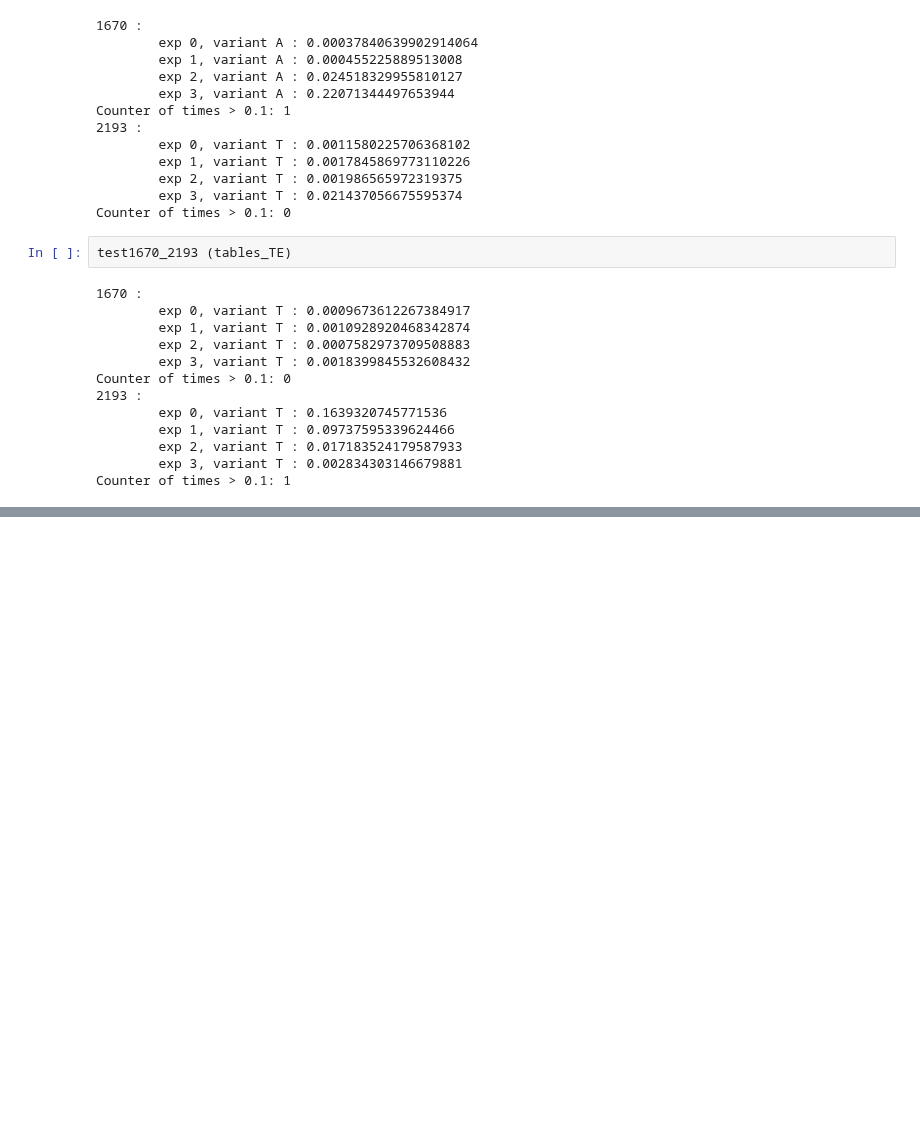
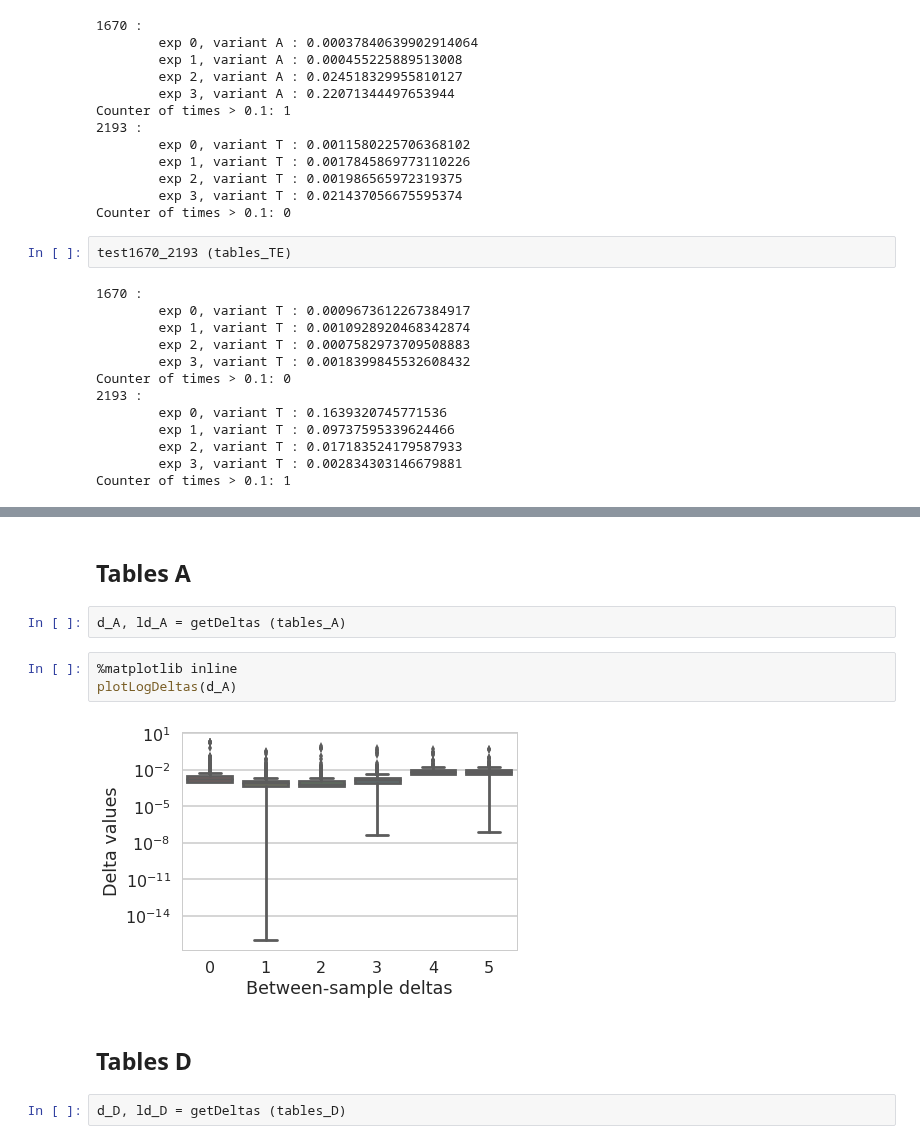
Before and after one commit to Boussau/Notebooks, a Jupyter notebook: Notebooks/Viromics/Joint analysis of both libraries.ipynb, the cells around one changed output, grey strips where cells are left out. Saved outputs shown, nothing was run; the diff lists cells and outputs as text; blank space fills up the shorter version.

```diff
--- a/Notebooks/Viromics/Joint analysis of both libraries.ipynb
+++ b/Notebooks/Viromics/Joint analysis of both libraries.ipynb
@@ -847,0 +915,13 @@ Counter of times > 0.1: 1
+# %% [markdown]
+## Tables A
+# %%
+d_A, ld_A = getDeltas (tables_A)
+# %%
+%matplotlib inline
+plotLogDeltas(d_A)
+# %% [output]
+[figure, added]
+# %% [markdown]
+## Tables D
+# %%
+d_D, ld_D = getDeltas (tables_D)
```
Also changed, not shown: parts of 16 cells of this notebook.
